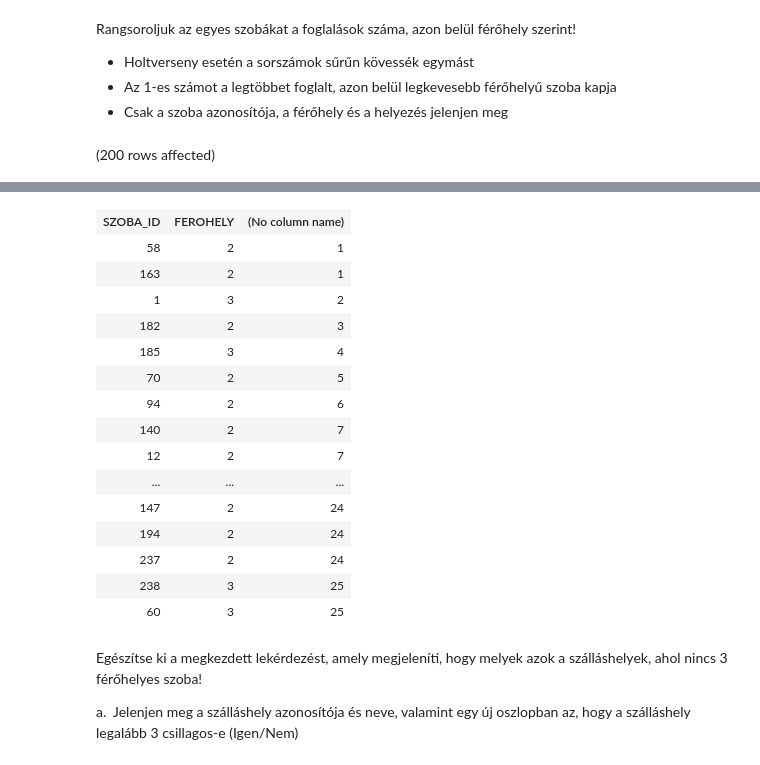
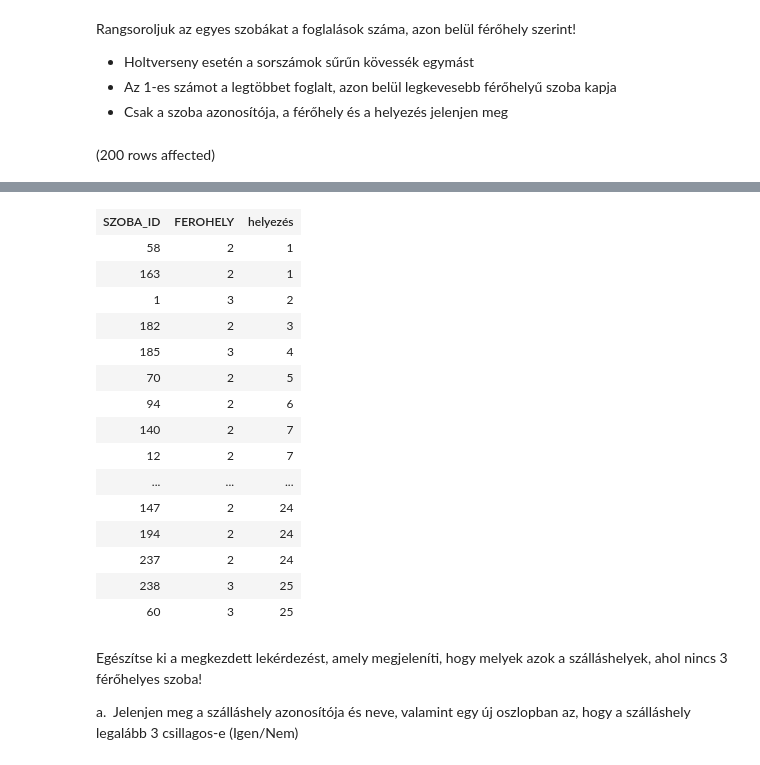
Before and after one commit to wkata/sql_gyak, a Jupyter notebook: zh2.ipynb, the cells around one changed output, grey strips where cells are left out. Drawn from its saved outputs; the diff is of its cells as text; code cells hidden in the pictures.

```diff
--- a/zh2.ipynb
+++ b/zh2.ipynb
@@ -35,7 +35,7 @@ Rangsoroljuk az egyes szobákat a foglalások száma, azon belül férőhely sze
 # %%
 SELECT SZOBA_ID,
        FEROHELY,
-       DENSE_RANK() OVER(order by count(*) desc,ferohely)
+       DENSE_RANK() OVER(order by count(*) desc,ferohely) As 'helyezés'
 FROM Szoba sz join Foglalas f on sz.SZOBA_ID=f.SZOBA_FK
 GROUP BY SZOBA_ID, FEROHELY
 # %% [output]
@@ -44,4 +44,4 @@ Total execution time: 00:00:00.014
-| SZOBA_ID | FEROHELY | (No column name) |
+| SZOBA_ID | FEROHELY | helyezés |
 | 58 | 2 | 1 |
 | 163 | 2 | 1 |
 | 1 | 3 | 2 |
```
Also changed, not shown: parts of 2 cells of this notebook.
